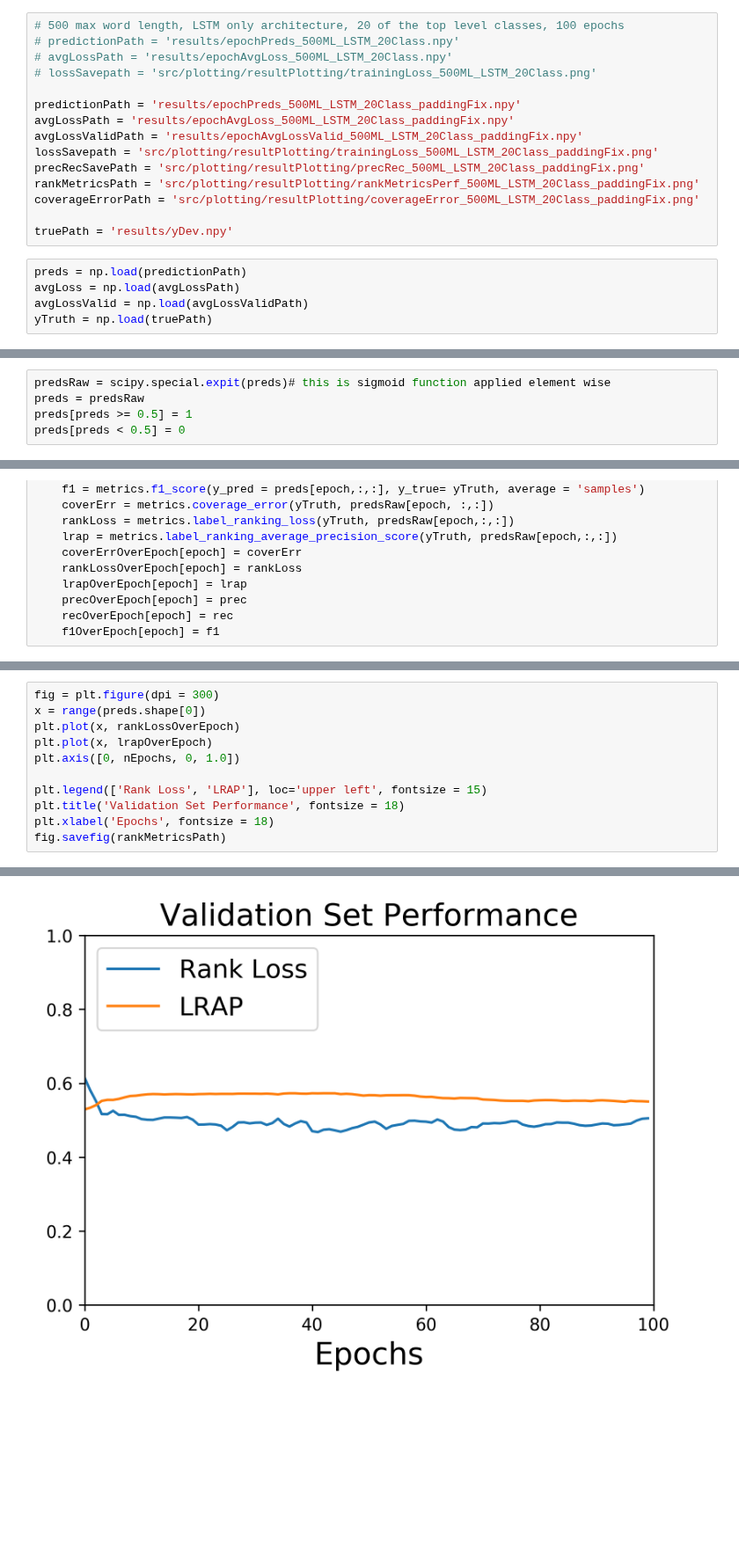
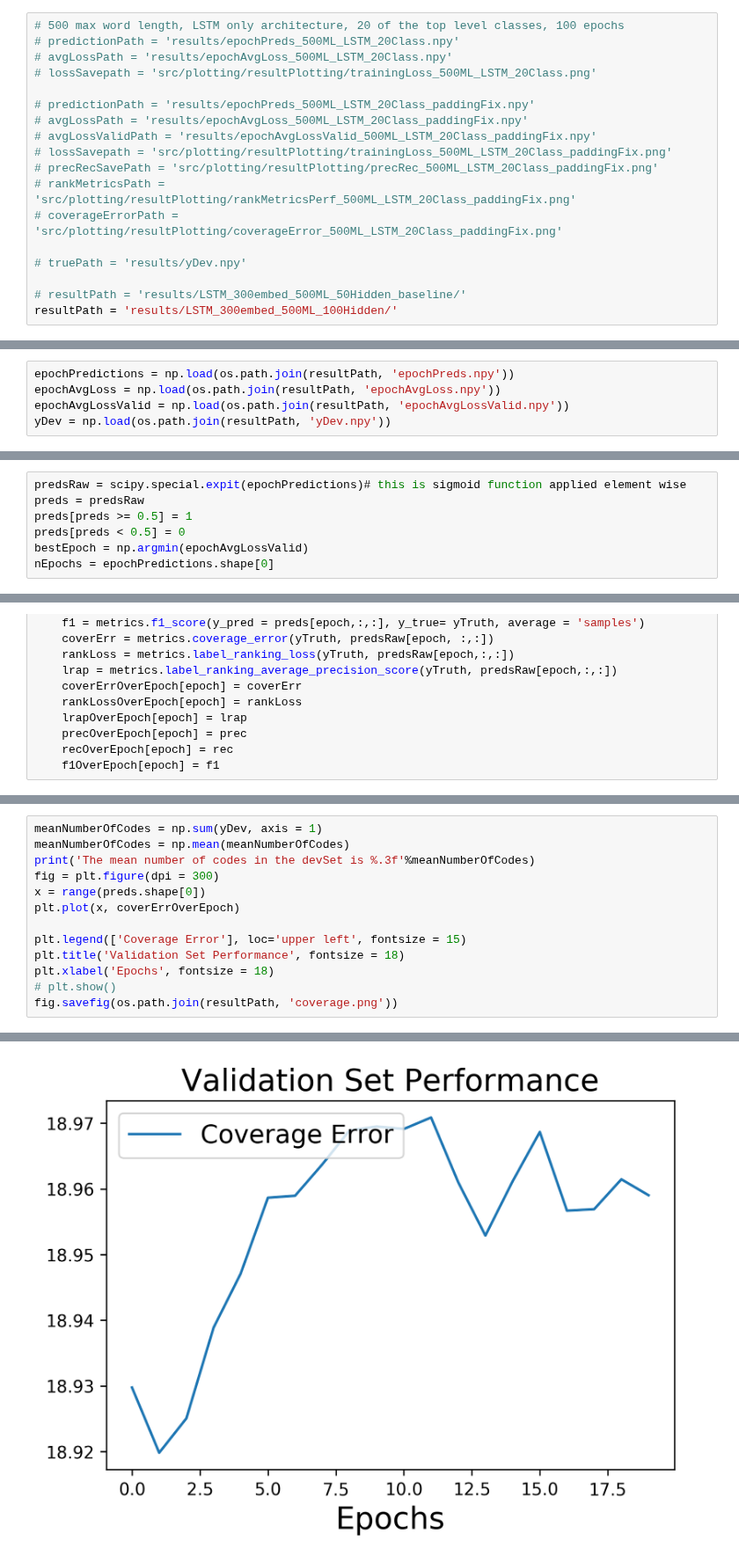
Before and after one commit to rivas-lab/FasTag, a Jupyter notebook: predictionEvaluation.ipynb, the cells around one changed output, grey strips where cells are left out. Shown at 88% size. Cells and saved outputs as stored; diff of their text form; blank space fills up the shorter version.

```diff
--- a/predictionEvaluation.ipynb
+++ b/predictionEvaluation.ipynb
@@ -10,17 +11,15 @@ import matplotlib.pyplot as plt
 # avgLossPath = 'results/epochAvgLoss_500ML_LSTM_20Class.npy'
 # lossSavepath = 'src/plotting/resultPlotting/trainingLoss_500ML_LSTM_20Class.png'
 
-predictionPath = 'results/epochPreds_500ML_LSTM_20Class_paddingFix.npy'
-avgLossPath = 'results/epochAvgLoss_500ML_LSTM_20Class_paddingFix.npy'
-avgLossValidPath = 'results/epochAvgLossValid_500ML_LSTM_20Class_paddingFix.npy'
-lossSavepath = 'src/plotting/resultPlotting/trainingLoss_500ML_LSTM_20Class_paddingFix.png'
-precRecSavePath = 'src/plotting/resultPlotting/precRec_500ML_LSTM_20Class_paddingFix.png'
-rankMetricsPath = 'src/plotting/resultPlotting/rankMetricsPerf_500ML_LSTM_20Class_paddingFix.png'
-coverageErrorPath = 'src/plotting/resultPlotting/coverageError_500ML_LSTM_20Class_paddingFix.png'
+# predictionPath = 'results/epochPreds_500ML_LSTM_20Class_paddingFix.npy'
+# avgLossPath = 'results/epochAvgLoss_500ML_LSTM_20Class_paddingFix.npy'
+# avgLossValidPath = 'results/epochAvgLossValid_500ML_LSTM_20Class_paddingFix.npy'
+# lossSavepath = 'src/plotting/resultPlotting/trainingLoss_500ML_LSTM_20Class_paddingFix.png'
+# precRecSavePath = 'src/plotting/resultPlotting/precRec_500ML_LSTM_20Class_paddingFix.png'
+# rankMetricsPath = 'src/plotting/resultPlotting/rankMetricsPerf_500ML_LSTM_20Class_paddingFix.png'
+# coverageErrorPath = 'src/plotting/resultPlotting/coverageError_500ML_LSTM_20Class_paddingFix.png'
 
-truePath = 'results/yDev.npy'
+# truePath = 'results/yDev.npy'
+
+# resultPath = 'results/LSTM_300embed_500ML_50Hidden_baseline/'
+resultPath = 'results/LSTM_300embed_500ML_100Hidden/'
-# %%
-preds = np.load(predictionPath)
-avgLoss = np.load(avgLossPath)
-avgLossValid = np.load(avgLossValidPath)
-yTruth = np.load(truePath)
@@ -29 +26,6 @@ nEpochs = preds.shape[0]
+# %%
+epochPredictions = np.load(os.path.join(resultPath, 'epochPreds.npy'))
+epochAvgLoss = np.load(os.path.join(resultPath, 'epochAvgLoss.npy'))
+epochAvgLossValid = np.load(os.path.join(resultPath, 'epochAvgLossValid.npy'))
+yDev = np.load(os.path.join(resultPath, 'yDev.npy'))
 # %%
@@ -37,8 +39,10 @@ print(yTruth.shape)
 # %%
-predsRaw = scipy.special.expit(preds)# this is sigmoid function applied element wise
+predsRaw = scipy.special.expit(epochPredictions)# this is sigmoid function applied element wise
 preds = predsRaw
 preds[preds >= 0.5] = 1
 preds[preds < 0.5] = 0
+bestEpoch = np.argmin(epochAvgLossValid)
+nEpochs = epochPredictions.shape[0]
 # %%
 precOverEpoch = np.zeros(preds.shape[0])
 recOverEpoch = np.zeros(preds.shape[0])
@@ -117,12 +127,14 @@ fig.savefig(lossSavepath)
 # %%
+meanNumberOfCodes = np.sum(yDev, axis = 1)
+meanNumberOfCodes = np.mean(meanNumberOfCodes)
+print('The mean number of codes in the devSet is %.3f'%meanNumberOfCodes)
 fig = plt.figure(dpi = 300)
 x = range(preds.shape[0])
-plt.plot(x, rankLossOverEpoch)
-plt.plot(x, lrapOverEpoch)
-plt.axis([0, nEpochs, 0, 1.0])
+plt.plot(x, coverErrOverEpoch)
 
-plt.legend(['Rank Loss', 'LRAP'], loc='upper left', fontsize = 15)
+plt.legend(['Coverage Error'], loc='upper left', fontsize = 15)
 plt.title('Validation Set Performance', fontsize = 18)
 plt.xlabel('Epochs', fontsize = 18)
-fig.savefig(rankMetricsPath)
+# plt.show()
+fig.savefig(os.path.join(resultPath, 'coverage.png'))
 # %% [output]
@@ -129 +142 @@ fig.savefig(rankMetricsPath)
-[figure, old version]
+[figure, new version]
```
Also changed, not shown: parts of 12 cells of this notebook, 1 other file.
